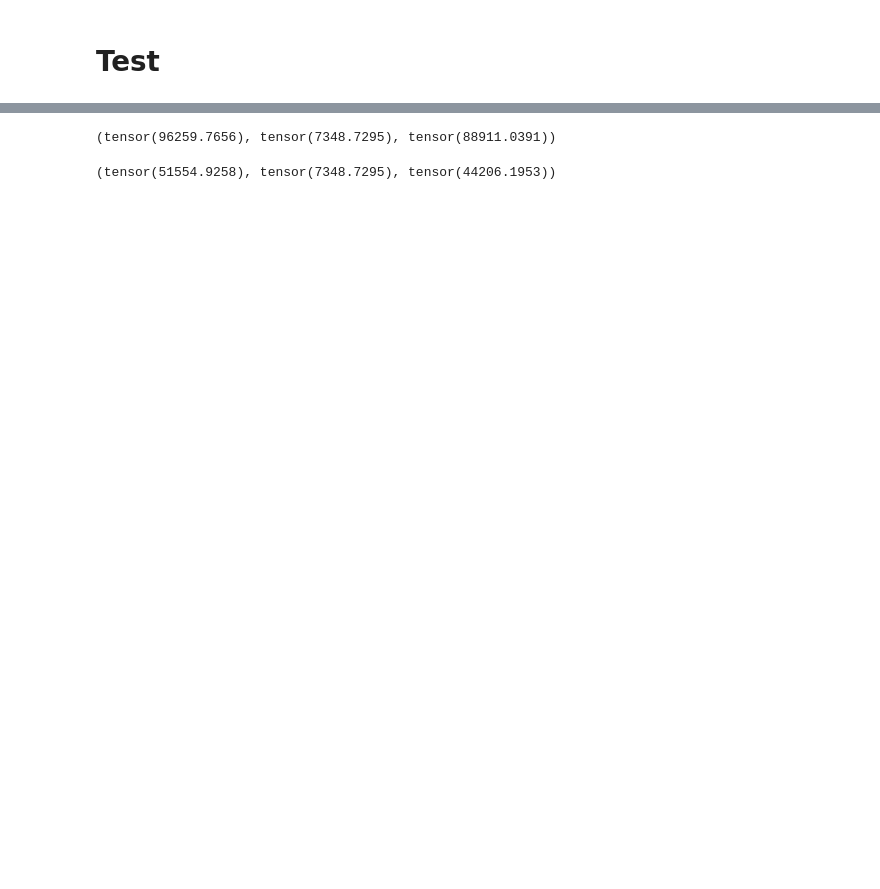
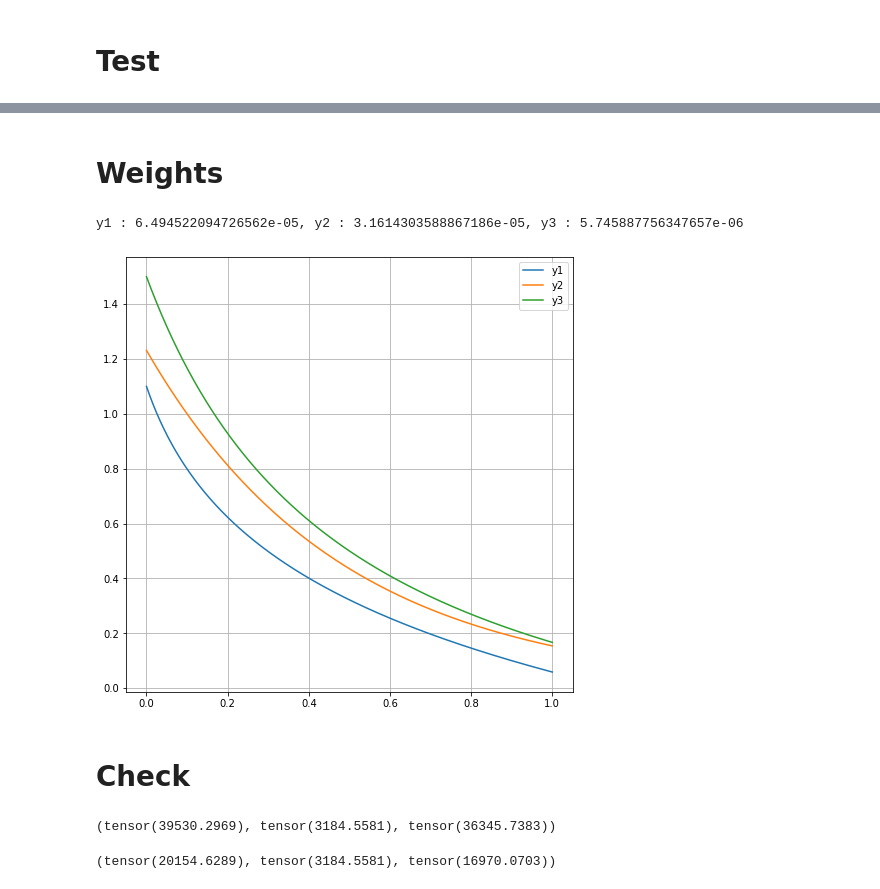
Before and after one commit to patricknitschke/Pytorch, a Jupyter notebook: VAE/di_dataset_test.ipynb, the cells around one changed output, grey strips where cells are left out. Drawn from its saved outputs; the diff is of its cells as text; code cells hidden in the pictures; blank space fills up the shorter version.

```diff
--- a/VAE/di_dataset_test.ipynb
+++ b/VAE/di_dataset_test.ipynb
@@ -477,12 +185,49 @@ imshow(img_recon[idx])
+# %% [markdown]
+# Weights
 # %%
 def depth_func1(x):
-    return -torch.log(0.7*(x+0.1))
+    return -np.log10(x+0.1) + 0.1
+
+def depth_func1(x):
+    return np.exp(-3*(x-0.1))
 
 def depth_func2(x):
     return 2**(-3*(x-0.1))
 
 def depth_func3(x):
-    return 1/(5*(x-0.1)+1)
+    return 1/(x+.5) - .5
+
+import time
+x = np.arange(0, 1.001, 0.001)
+t1 = []
+t2 = []
+t3 = []
+for i in range(10):
+    st = time.time()
+    y1 = depth_func1(x)
+    end1 = time.time()
+    y2 = depth_func2(x)
+    end2 = time.time()
+    y3 = depth_func3(x)
+    end3 = time.time()
+    t1.append(end1 - st)
+    t2.append(end2 - end1)
+    t3.append(end3 - end2)
+
+print(f"y1 : {np.array(t1).mean()}, y2 : {np.array(t2).mean()}, y3 : {np.array(t3).mean()}")
+
+plt.figure(figsize=(8, 8))
+plt.plot(x, y1)
+plt.plot(x, y2)
+plt.plot(x, y3)
+plt.grid()
+plt.legend(["y1", "y2", "y3"])
+plt.show()
+# %% [output]
+y1 : 6.494522094726562e-05, y2 : 3.1614303588867186e-05, y3 : 5.745887756347657e-06
+[figure, added]
+# %% [markdown]
+# Check
 # %%
 def mse_loss(x, x_hat, mu, logvar):
     reproduction_loss = F.mse_loss(x_hat, x, reduction="sum")
@@ -497,10 +241,10 @@ def mse_loss2(x, x_hat, mu, logvar):
 
     return reproduction_loss + kl_divergence, kl_divergence, reproduction_loss
 # %%
-mse_loss(image, img_recon, means, logvar)
+mse_loss(images, img_recon, means, logvar)
 # %% [output]
-(tensor(96259.7656), tensor(7348.7295), tensor(88911.0391))
+(tensor(39530.2969), tensor(3184.5581), tensor(36345.7383))
 # %%
-mse_loss2(image, img_recon, means, logvar)
+mse_loss2(images, img_recon, means, logvar)
 # %% [output]
-(tensor(51554.9258), tensor(7348.7295), tensor(44206.1953))
+(tensor(20154.6289), tensor(3184.5581), tensor(16970.0703))
```
Also changed, not shown: parts of 10 cells of this notebook, 11 other files.
